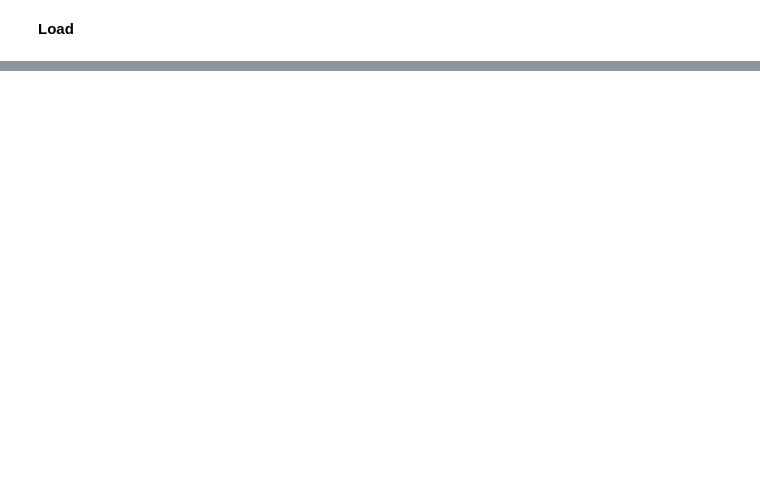
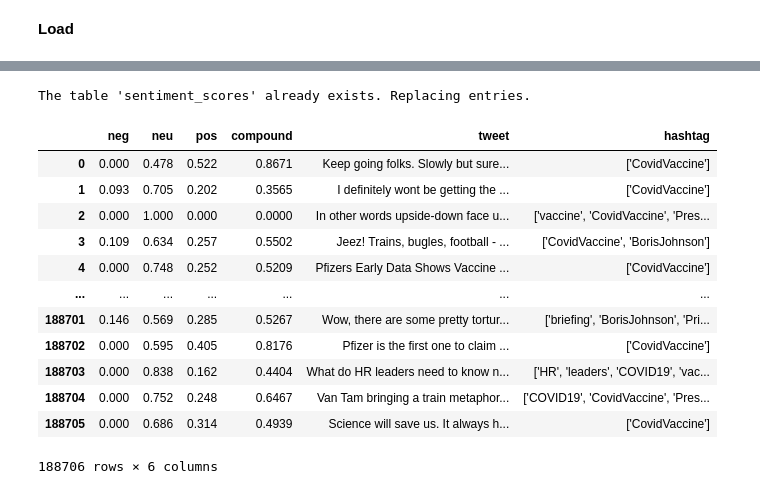
Before and after one commit to JaimieMarch/covid-twitter-sentiment, a Jupyter notebook: src/data_processing/etl.ipynb, the cells around one changed output, grey strips where cells are left out. Drawn from its saved outputs; the diff is of its cells as text; code cells hidden in the pictures; blank space fills up the shorter version.

```diff
--- a/src/data_processing/etl.ipynb
+++ b/src/data_processing/etl.ipynb
@@ -195,0 +213,25 @@ newTable = "processed_twitter_data"
+# %%
+%%script true
+newTable = "sentiment_scores"
+dbm.create_table(table_name=newTable, dataframe=df_sentiments, replace=True)
+
+query = f"""
+    SELECT * FROM "{newTable}"
+"""
+df = dbm.query_db(query)
+display(df)
+# %% [output]
+The table 'sentiment_scores' already exists. Replacing entries.
+|  | neg | neu | pos | compound | tweet | hashtag |
+| 0 | 0.000 | 0.478 | 0.522 | 0.8671 | Keep going folks. Slowly but sure... | ['CovidVaccine'] |
+| 1 | 0.093 | 0.705 | 0.202 | 0.3565 | I definitely wont be getting the ... | ['CovidVaccine'] |
+| 2 | 0.000 | 1.000 | 0.000 | 0.0000 | In other words upside-down face u... | ['vaccine', 'CovidVaccine', 'Pres... |
+| 3 | 0.109 | 0.634 | 0.257 | 0.5502 | Jeez! Trains, bugles, football - ... | ['CovidVaccine', 'BorisJohnson'] |
+| 4 | 0.000 | 0.748 | 0.252 | 0.5209 | Pfizers Early Data Shows Vaccine ... | ['CovidVaccine'] |
+| ... | ... | ... | ... | ... | ... | ... |
+| 188701 | 0.146 | 0.569 | 0.285 | 0.5267 | Wow, there are some pretty tortur... | ['briefing', 'BorisJohnson', 'Pri... |
+| 188702 | 0.000 | 0.595 | 0.405 | 0.8176 | Pfizer is the first one to claim ... | ['CovidVaccine'] |
+| 188703 | 0.000 | 0.838 | 0.162 | 0.4404 | What do HR leaders need to know n... | ['HR', 'leaders', 'COVID19', 'vac... |
+| 188704 | 0.000 | 0.752 | 0.248 | 0.6467 | Van Tam bringing a train metaphor... | ['COVID19', 'CovidVaccine', 'Pres... |
+| 188705 | 0.000 | 0.686 | 0.314 | 0.4939 | Science will save us. It always h... | ['CovidVaccine'] |
+188706 rows × 6 columns
```
Also changed, not shown: parts of 8 cells of this notebook, 1 other file.
